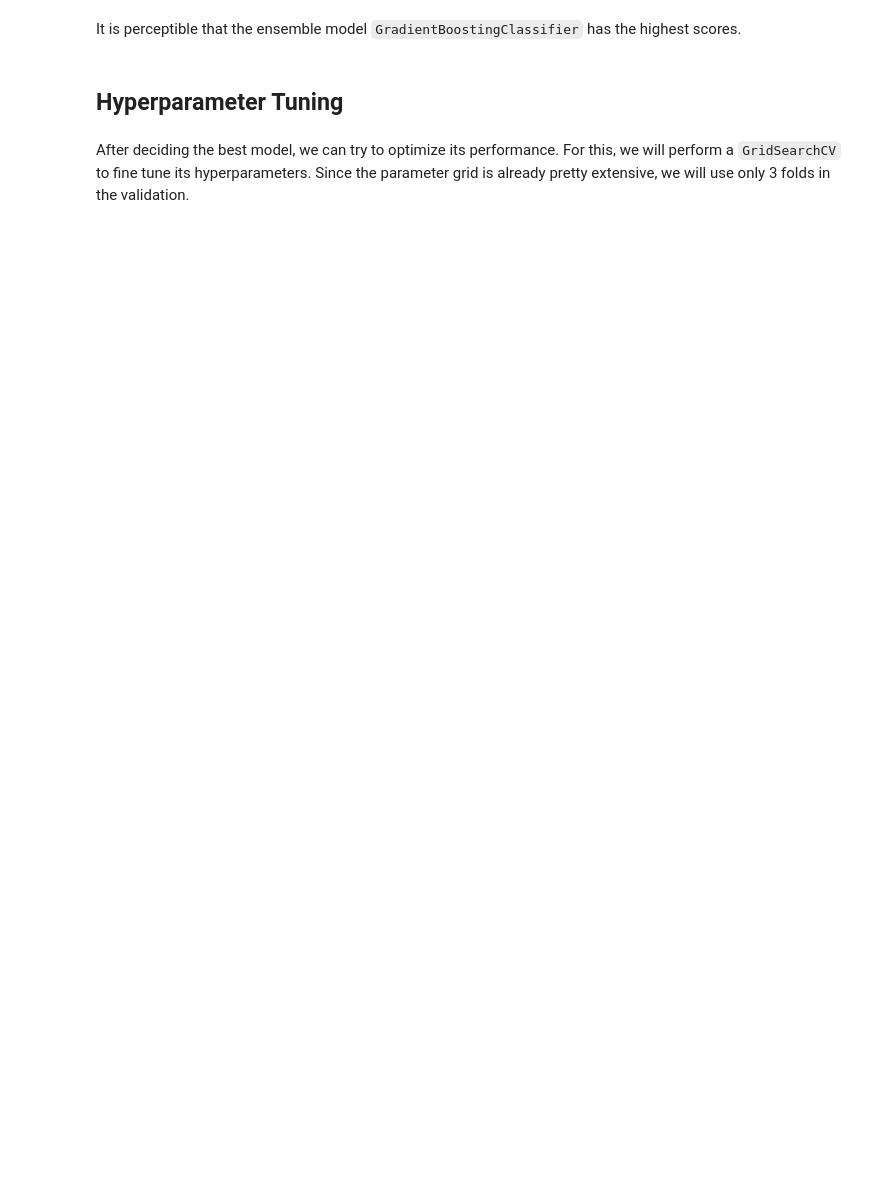
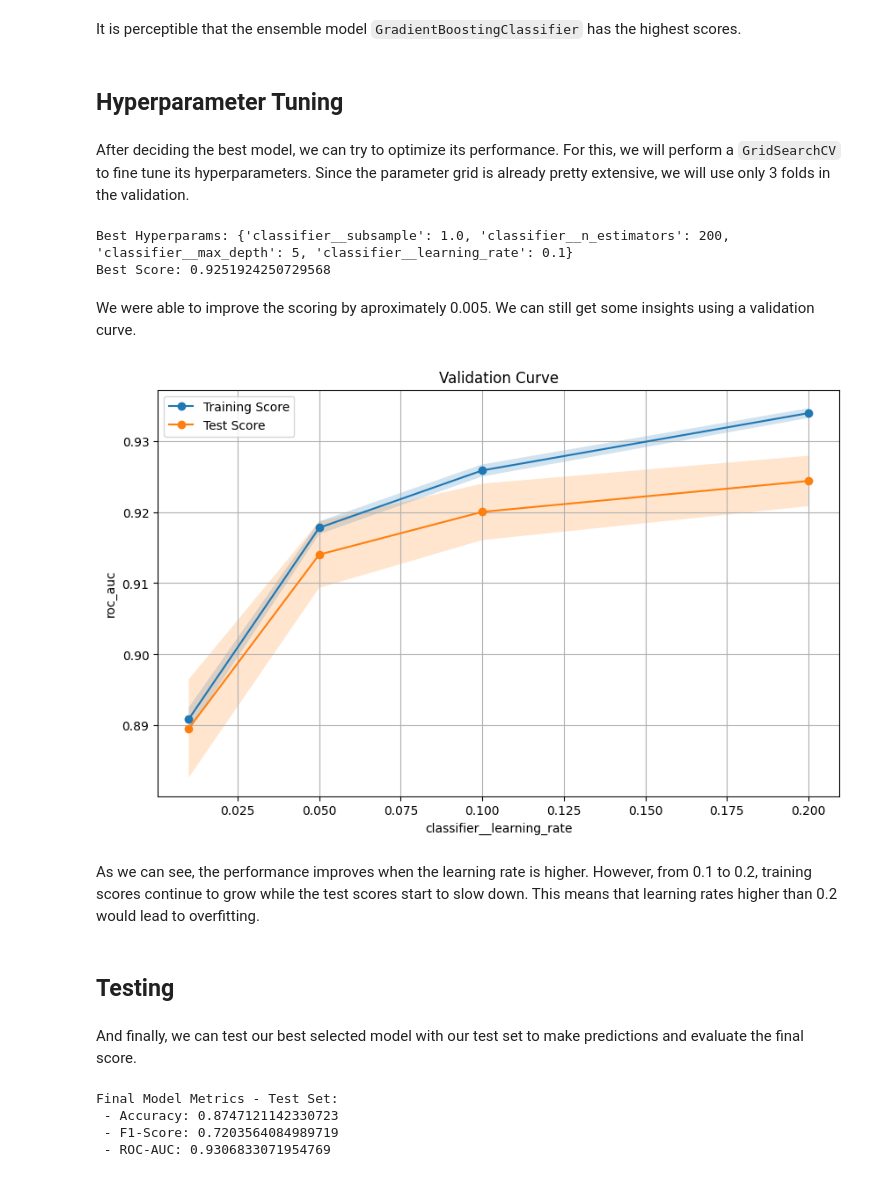
Before and after one commit to fatimaezzahra-creator/Projet-ML, a Jupyter notebook: main.ipynb, the cells around one changed output. Saved outputs shown, nothing was run; the diff lists cells and outputs as text; code cells hidden in the pictures; blank space fills up the shorter version.

Commit message:
excluded cnn, improved validation section

```diff
--- a/main.ipynb
+++ b/main.ipynb
@@ -352,9 +488,18 @@ converted_target = target.map({'<=50K': 0, '>50K': 1})
 # Define our scoring metrics
 scoring_metrics = ['accuracy', 'f1', 'roc_auc']
 
+strat_cv = StratifiedKFold()
+
 for name, model in models.items():
     print(f"For the {name} model:")
-    cv_results = cross_validate(model, train_data, converted_target, cv=5, scoring=scoring_metrics, return_train_score=True)
+    cv_results = cross_validate(
+        model,
+        train_data,
+        converted_target,
+        cv=strat_cv,
+        scoring=scoring_metrics,
+        return_train_score=True,
+        n_jobs=-1)
     print("- Average Accuracy:", cv_results['test_accuracy'].mean())
     print("- Average F1-Score:", cv_results['test_f1'].mean())
     print("- Average ROC-AUC:", cv_results['test_roc_auc'].mean())
@@ -367,17 +529,74 @@ After deciding the best model, we can try to optimize its performance. For this,
 # %%
 param_grid = {
     'classifier__learning_rate': [0.01, 0.05, 0.1, 0.2],
-    'classifier__max_depth': [3, 5, 10]
+    'classifier__max_depth': [3, 5, 10],
+    'classifier__n_estimators': [100, 200, 300],
+    'classifier__subsample': [0.8, 1.0]
 }
 
-grid_search = GridSearchCV(
+grid_search = RandomizedSearchCV(
         estimator=GB_pipeline,
-        param_grid=param_grid,
+        param_distributions=param_grid,
+        n_iter=20,
         cv=3,
         scoring='roc_auc',
         n_jobs=-1,
-        verbose=2
+        random_state=42
     )
 grid_search.fit(train_data, target)
 print("Best Hyperparams:", grid_search.best_params_)
 print("Best Score:", grid_search.best_score_)
+# %% [output]
+Best Hyperparams: {'classifier__subsample': 1.0, 'classifier__n_estimators': 200, 'classifier__max_depth': 5, 'classifier__learning_rate': 0.1}
+Best Score: 0.9251924250729568
+# %% [markdown]
+We were able to improve the scoring by aproximately 0.005.
+We can still get some insights using a validation curve.
+# %%
+def plot_validation_curve(model, data, target, param_name, param_range, scoring, cv):
+    train_scores, test_scores = validation_curve(model, data, target, param_name=param_name, param_range=param_range, cv=cv, scoring=scoring, n_jobs=-1)
+    train_mean = np.mean(train_scores, axis=1)
+    train_std = np.std(train_scores, axis=1)
+    test_mean = np.mean(test_scores, axis=1)
+    test_std = np.std(test_scores, axis=1)
+    plt.figure(figsize=(10, 6))
+    plt.plot(param_range, train_mean, label="Training Score", marker='o')
+    plt.fill_between(param_range, train_mean - train_std, train_mean + train_std, alpha=0.2)
+    plt.plot(param_range, test_mean, label="Test Score", marker='o')
+    plt.fill_between(param_range, test_mean - test_std, test_mean + test_std, alpha=0.2)
+    plt.title("Validation Curve")
+    plt.xlabel(param_name)
+    plt.ylabel(scoring)
+    plt.legend()
+    plt.grid()
+    plt.show()
+
+plot_validation_curve(GB_pipeline, train_data, target, "classifier__learning_rate", param_grid['classifier__learning_rate'], 'roc_auc', 5)
+# %% [output]
+[figure, added]
+# %% [markdown]
+As we can see, the performance improves when the learning rate is higher. However, from 0.1 to 0.2, training scores continue to grow while the test scores start to slow down. This means that learning rates higher than 0.2 would lead to overfitting.
+# %% [markdown]
+## Testing
+# %% [markdown]
+And finally, we can test our best selected model with our test set to make predictions and evaluate the final score.
+# %%
+# Separate target from data, as did previously with the train set
+test_data = test_set.drop(target_name, axis=1)
+test_target = test_set[target_name].copy()
+
+# Selecting the best model
+final_model = grid_search.best_estimator_
+
+test_predictions = final_model.predict(test_data)
+test_probabilities = final_model.predict_proba(test_data)[:, 1]
+
+print("Final Model Metrics - Test Set:")
+print(" - Accuracy:", accuracy_score(test_target, test_predictions))
+print(" - F1-Score:", f1_score(test_target, test_predictions, pos_label=">50K"))
+print(" - ROC-AUC:", roc_auc_score(test_target, test_probabilities))
+# %% [output]
+Final Model Metrics - Test Set:
+ - Accuracy: 0.8747121142330723
+ - F1-Score: 0.7203564084989719
+ - ROC-AUC: 0.9306833071954769
```
Also changed, not shown: parts of 29 cells of this notebook.
